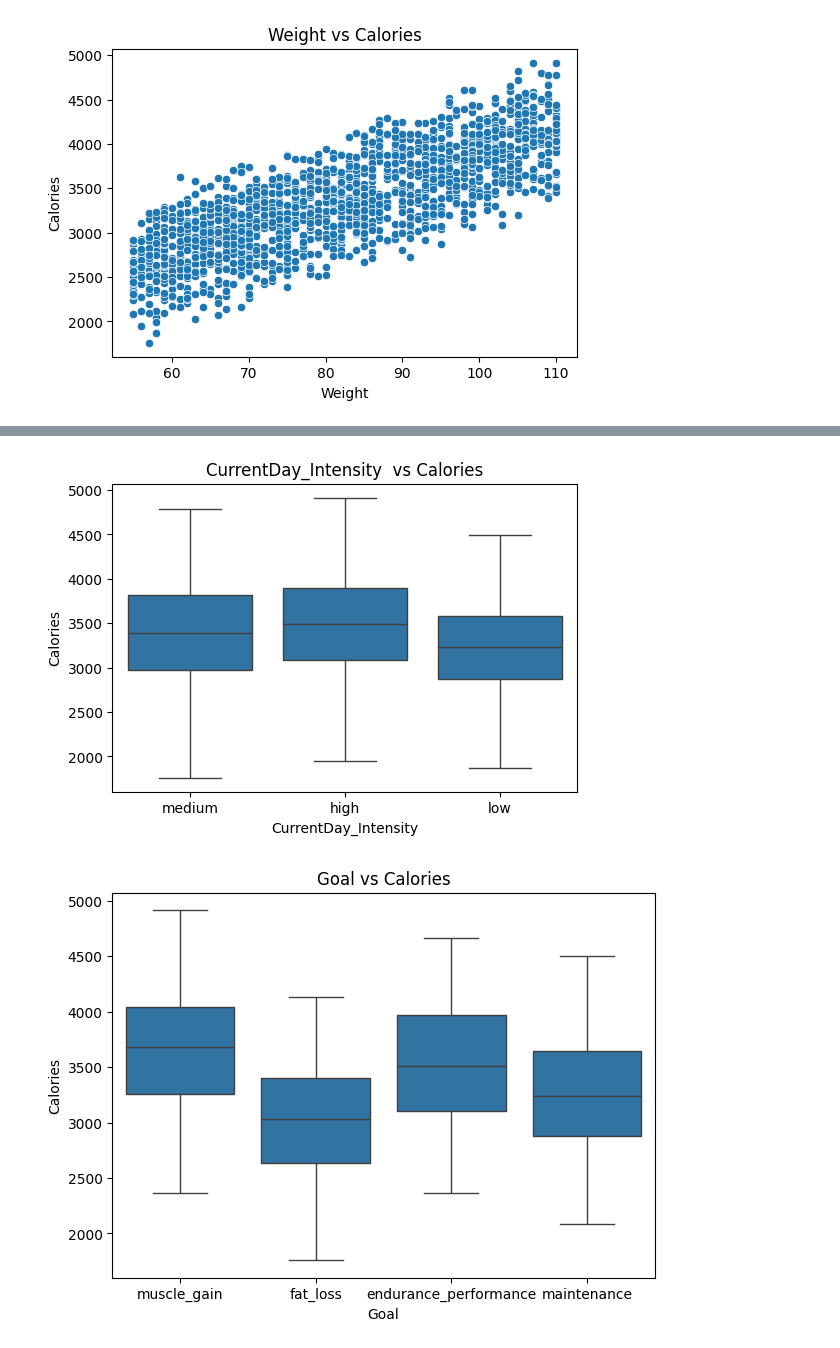
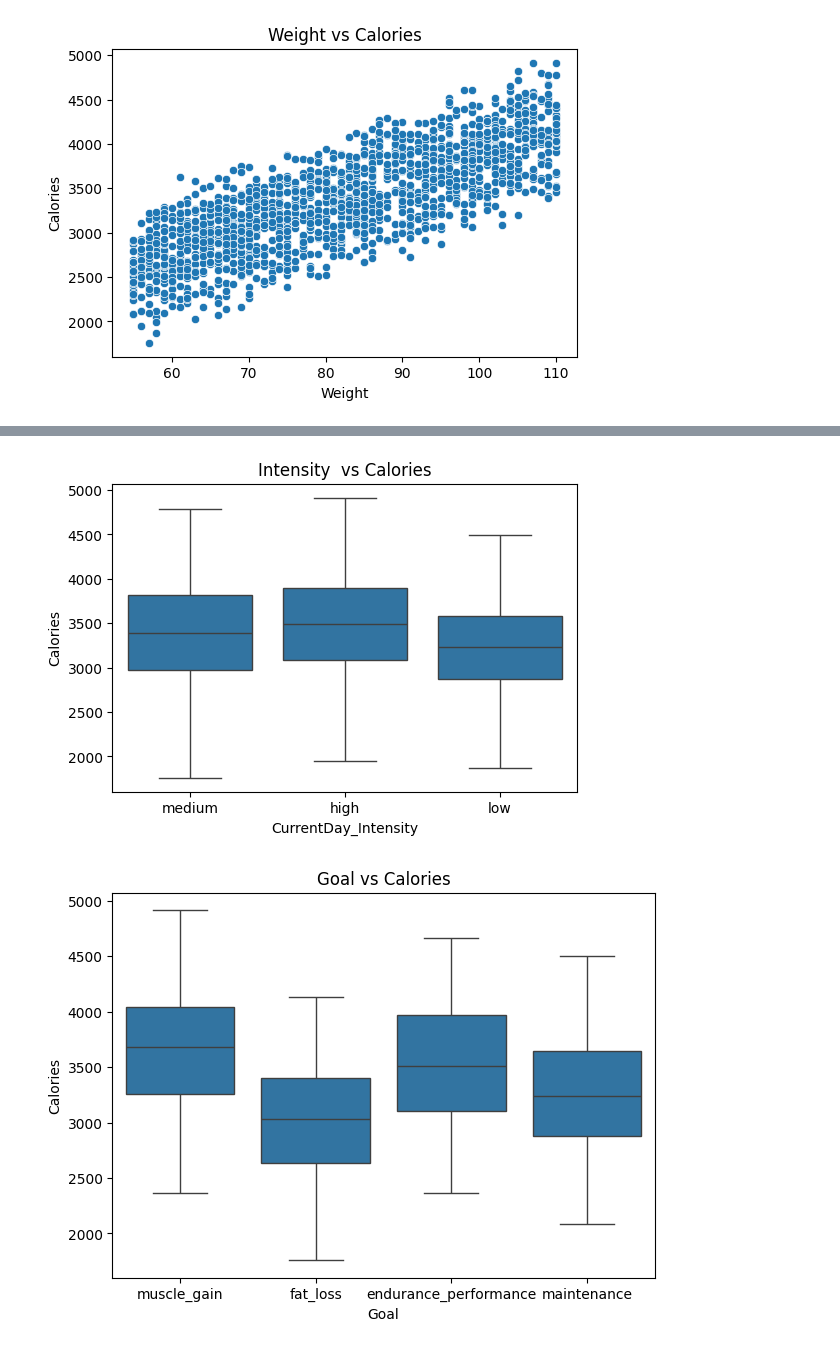
Before and after one commit to Ali-M-Albukhaiti/athlete-nutrition-ai, a Jupyter notebook: ml/athlete-nutrition.ipynb, the cells around one changed output, grey strips where cells are left out. Cells and saved outputs as stored; diff of their text form; code cells hidden in the pictures.

```diff
--- a/ml/athlete-nutrition.ipynb
+++ b/ml/athlete-nutrition.ipynb
@@ -196,10 +229,10 @@ plt.show()
 # %%
 plt.figure(figsize=(6,4))
 sns.boxplot(x="CurrentDay_Intensity", y="Calories", data=df)
-plt.title("CurrentDay_Intensity  vs Calories")
+plt.title("Intensity  vs Calories")
 plt.show()
 # %% [output]
-[figure, old version]
+[figure, new version]
 # %%
 plt.figure(figsize=(7,5))
 sns.boxplot(x="Goal", y="Calories", data=df)
```
Also changed, not shown: parts of 42 cells of this notebook.
